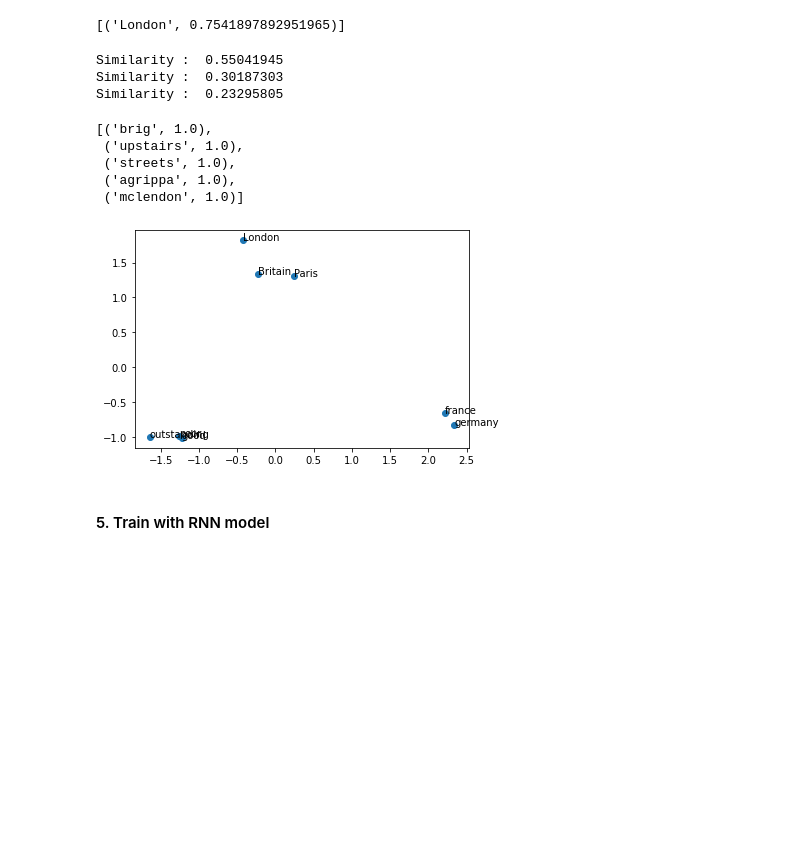
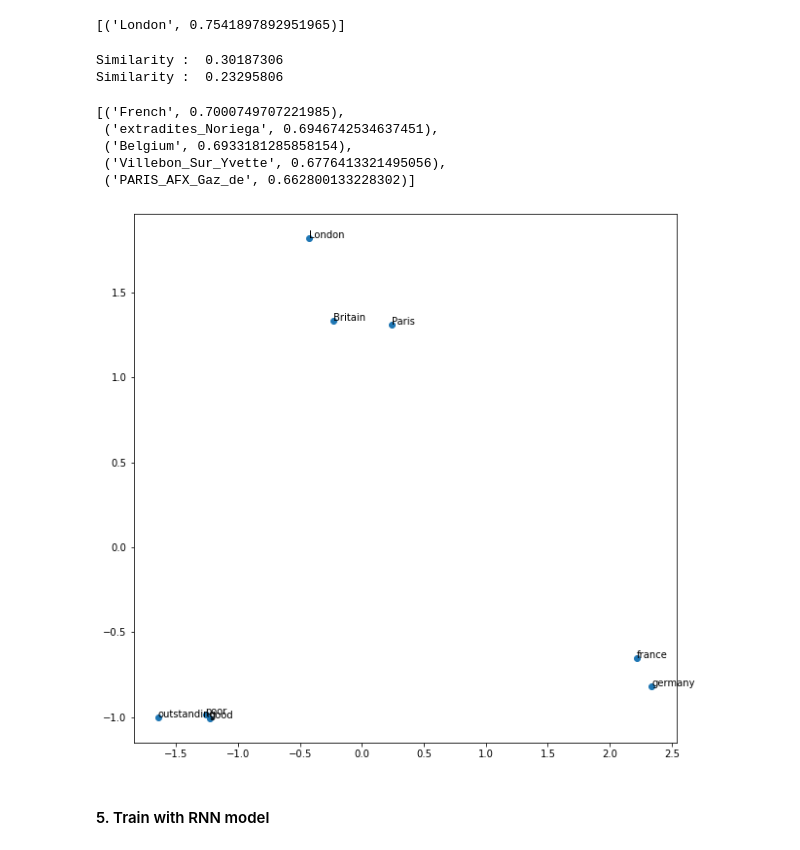
Before and after one commit to kevinlee1004/workshop_NLP, a Jupyter notebook: Machine Learning Programming - NLP v5.ipynb, the cells around one changed output. Drawn from its saved outputs; the diff is of its cells as text; code cells hidden in the pictures; blank space fills up the shorter version.

```diff
--- a/Machine Learning Programming - NLP v5.ipynb
+++ b/Machine Learning Programming - NLP v5.ipynb
@@ -219,35 +219,43 @@ print(capital)
 # %% [output]
 [('London', 0.7541897892951965)]
 # %%
-print("Similarity : ", pre_trained_wv.similarity('Britain', 'London'))
 print("Similarity : ", pre_trained_wv.similarity("Paris", "Britain"))
 print("Similarity : ", pre_trained_wv.similarity("France", "London"))
 # %% [output]
-Similarity :  0.55041945
-Similarity :  0.30187303
-Similarity :  0.23295805
+Similarity :  0.30187306
+Similarity :  0.23295806
 # %%
-wv_model3.similar_by_word(word='outstanding', topn=5)
+pre_trained_wv.similar_by_word(word='France', topn=5)
 # %% [output]
-[('brig', 1.0),
- ('upstairs', 1.0),
- ('streets', 1.0),
- ('agrippa', 1.0),
- ('mclendon', 1.0)]
+[('French', 0.7000749707221985),
+ ('extradites_Noriega', 0.6946742534637451),
+ ('Belgium', 0.6933181285858154),
+ ('Villebon_Sur_Yvette', 0.6776413321495056),
+ ('PARIS_AFX_Gaz_de', 0.662800133228302)]
 # %%
-#Visualizing data
+from matplotlib import pyplot
+import matplotlib.pyplot as plt
+from sklearn.decomposition import PCA
+
+plt.figure(figsize=(10, 10)) ## size of graph
+
+## inputs words data
 words = ["france", "germany", "Britain", "London", "Paris", "good", "outstanding", "poor"]
 
-words_vector = pre_trained_wv[words]  ## conver words to vectors
-pca = PCA(n_components=2) ## conver into 2 dimension
+## convert words to vector
+words_vector = pre_trained_wv[words]
+
+## convert into 2 dimension
+pca = PCA(n_components=2)
 words_vector_dim2 = pca.fit_transform(words_vector)
 
+## Graph
 pyplot.scatter(words_vector_dim2[:, 0], words_vector_dim2[:, 1])
 for i, word in enumerate(words):
     pyplot.annotate(word, xy=(words_vector_dim2[i, 0], words_vector_dim2[i, 1]))
 pyplot.show()
 # %% [output]
-[figure, old version]
+[figure, new version]
 # %% [markdown]
 #### 5. Train with RNN model
 # %%
```
Also changed, not shown: parts of 6 cells of this notebook.
